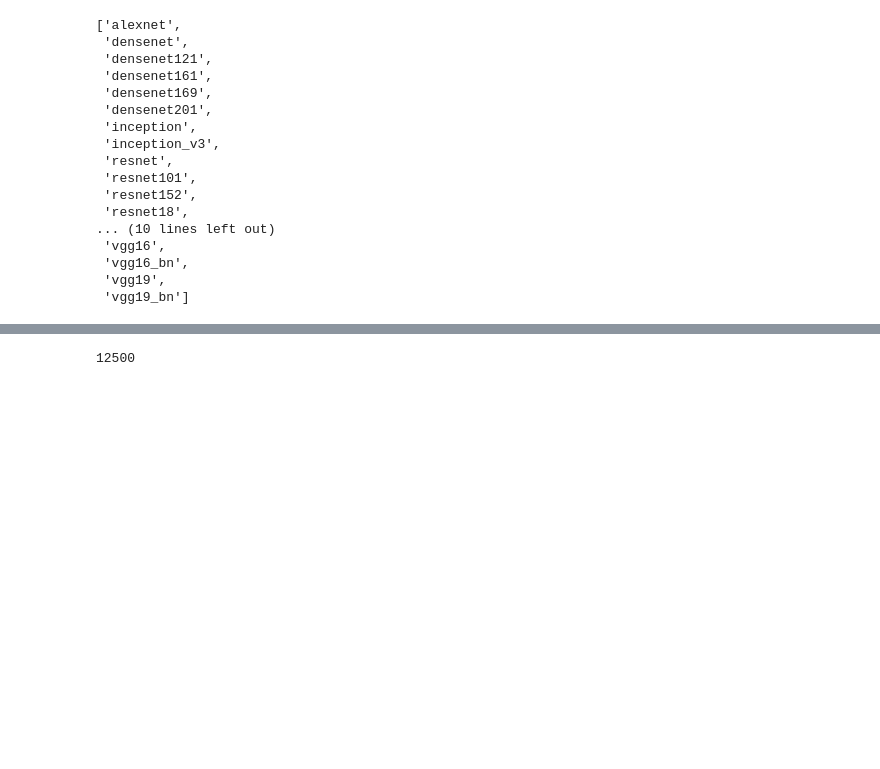
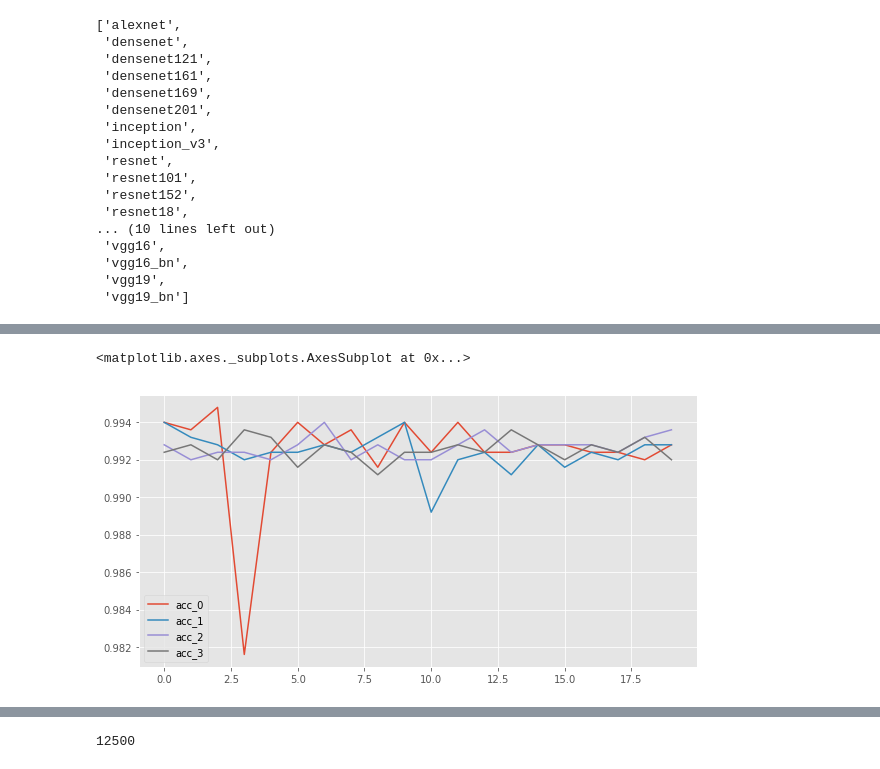
Before and after one commit to suuuch/capstone, a Jupyter notebook: dog_vs_cat/pytorch_dog_vs_cat.ipynb, the cells around one changed output, grey strips where cells are left out. Saved outputs shown, nothing was run; the diff lists cells and outputs as text; code cells hidden in the pictures; blank space fills up the shorter version.

```diff
--- a/dog_vs_cat/pytorch_dog_vs_cat.ipynb
+++ b/dog_vs_cat/pytorch_dog_vs_cat.ipynb
@@ -259,0 +295,5 @@ pd.DataFrame(rst['val'])['acc'].plot()
+# %%
+pd.concat(df_list,axis=1)[['acc_0','acc_1','acc_2','acc_3']].plot()
+# %% [output]
+<matplotlib.axes._subplots.AxesSubplot at 0x...>
+[figure, added]
```
Also changed, not shown: parts of 16 cells of this notebook, 3 other files.
